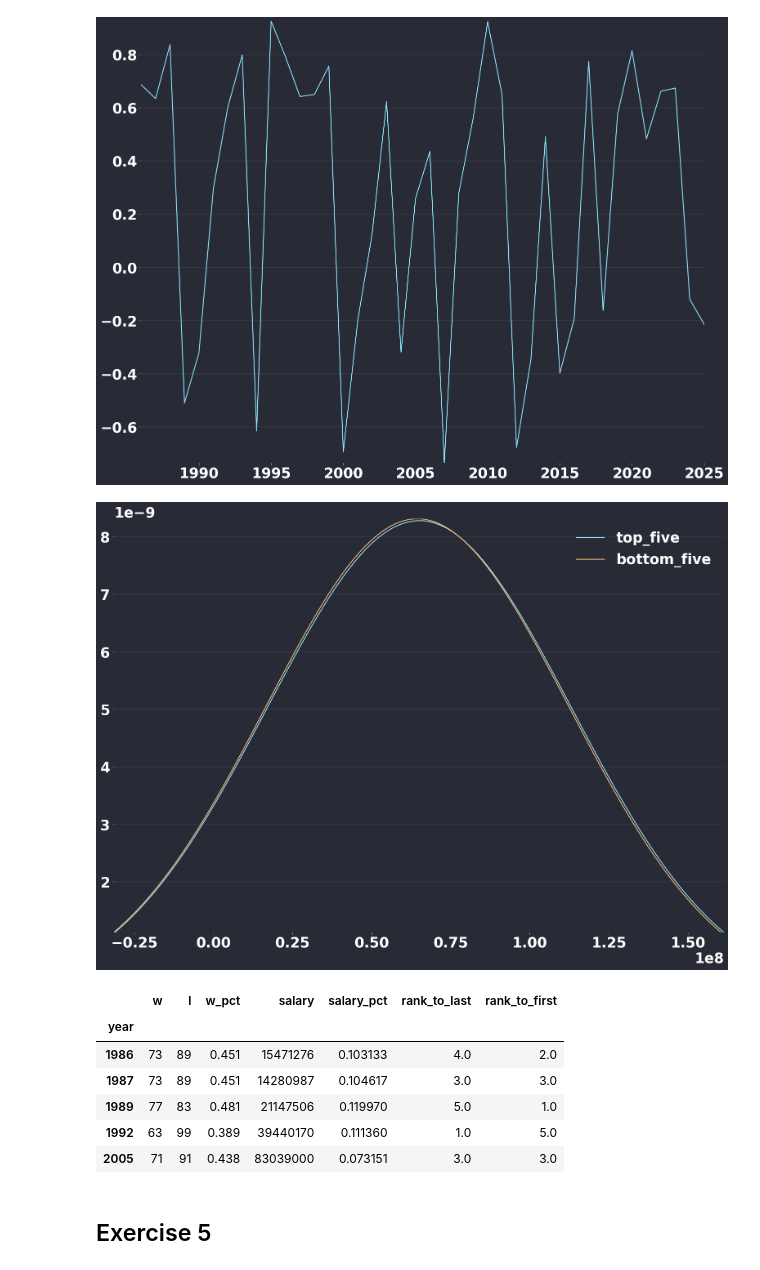
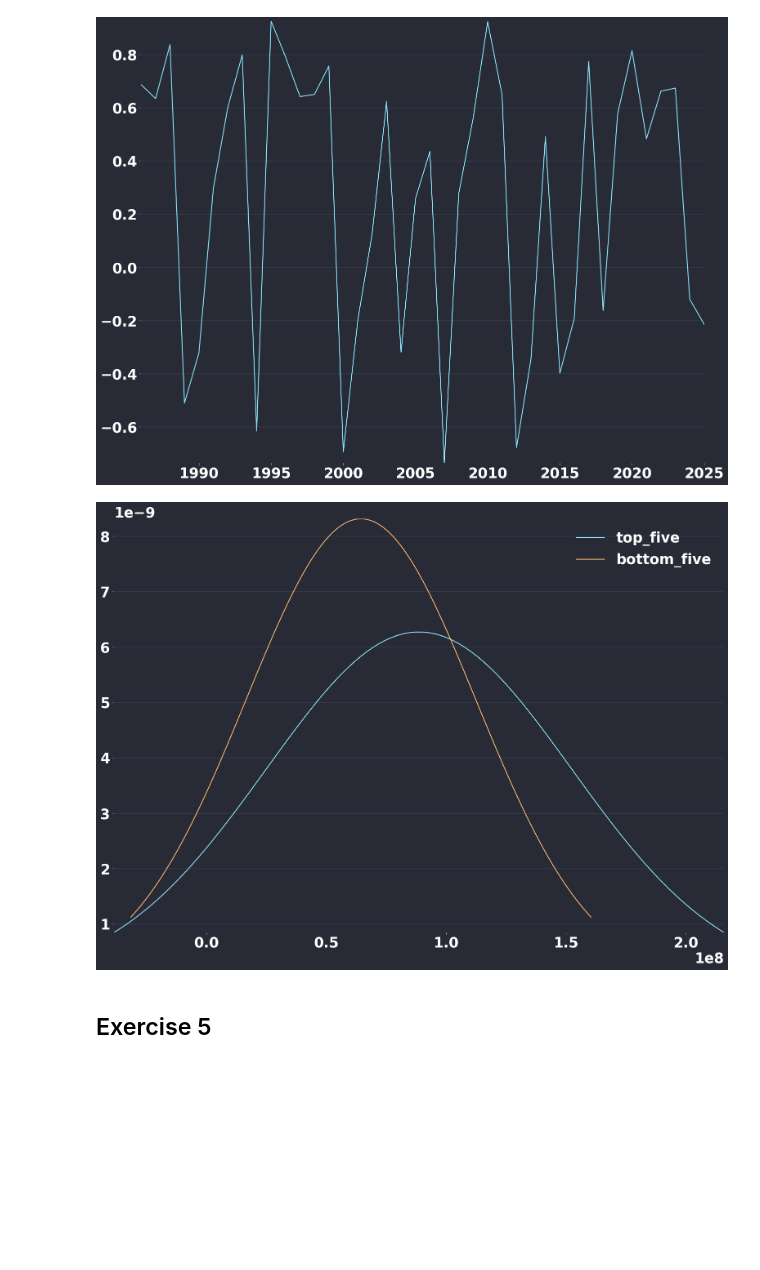
Before and after one commit to Charles-Roush/money-and-sports, a Jupyter notebook: analysis.ipynb, the cells around one changed output. Cells and saved outputs as stored; diff of their text form; code cells hidden in the pictures; blank space fills up the shorter version.

Commit message:
exercise five

```diff
--- a/analysis.ipynb
+++ b/analysis.ipynb
@@ -66,24 +66,17 @@ pl.SubPlot([[lp]]).plot()
 [figure]
 # %%
 plots = []
-for df, name in zip([top_five, bottom_five], ['top_five', 'bottom_five']):
-    b_stats = sl.get_basic_stats(df['salary'])
+for subset_df, name in zip([top_five, bottom_five], ['top_five', 'bottom_five']):
+    b_stats = sl.get_basic_stats(subset_df['salary'])
     std =  b_stats['std']
     mean = b_stats['mean']
     x_vals = np.linspace(mean + 2 * std, mean - 2 * std, 100)
     y_vals = [sl.get_gauss(x_val, mean, std) for x_val in x_vals]
     plot = pl.LinePlot(x_vals, y_vals, label=name)
     plots.append(plot)
 sp = pl.SubPlot([plots]).plot()
 # %% [output]
-[figure, old version]
+[figure, new version]
-|  | w | l | w_pct | salary | salary_pct | rank_to_last | rank_to_first |
-| year |  |  |  |  |  |  |  |
-| 1986 | 73 | 89 | 0.451 | 15471276 | 0.103133 | 4.0 | 2.0 |
-| 1987 | 73 | 89 | 0.451 | 14280987 | 0.104617 | 3.0 | 3.0 |
-| 1989 | 77 | 83 | 0.481 | 21147506 | 0.119970 | 5.0 | 1.0 |
-| 1992 | 63 | 99 | 0.389 | 39440170 | 0.111360 | 1.0 | 5.0 |
-| 2005 | 71 | 91 | 0.438 | 83039000 | 0.073151 | 3.0 | 3.0 |
 # %% [markdown]
 ## Exercise 5
 # %%
```
Also changed, not shown: parts of 1 cell of this notebook.
